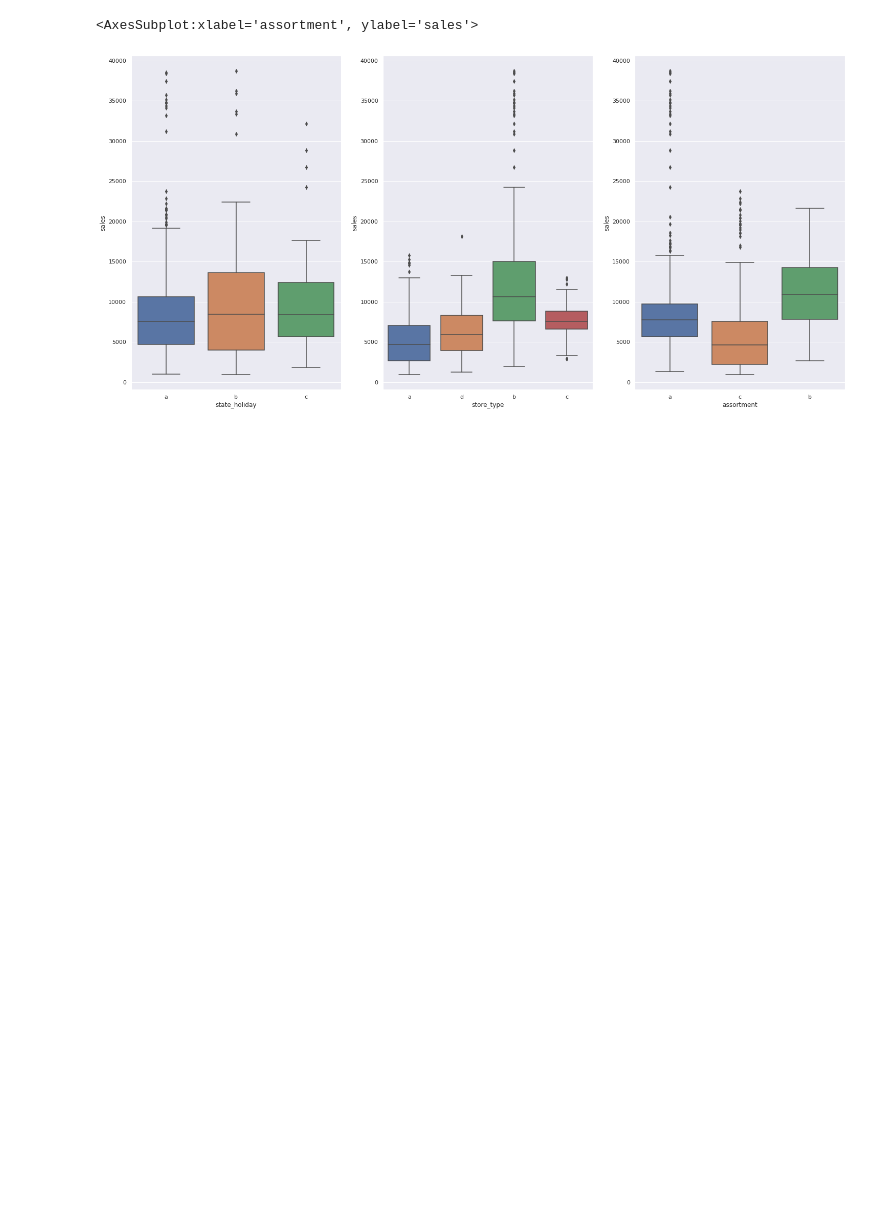
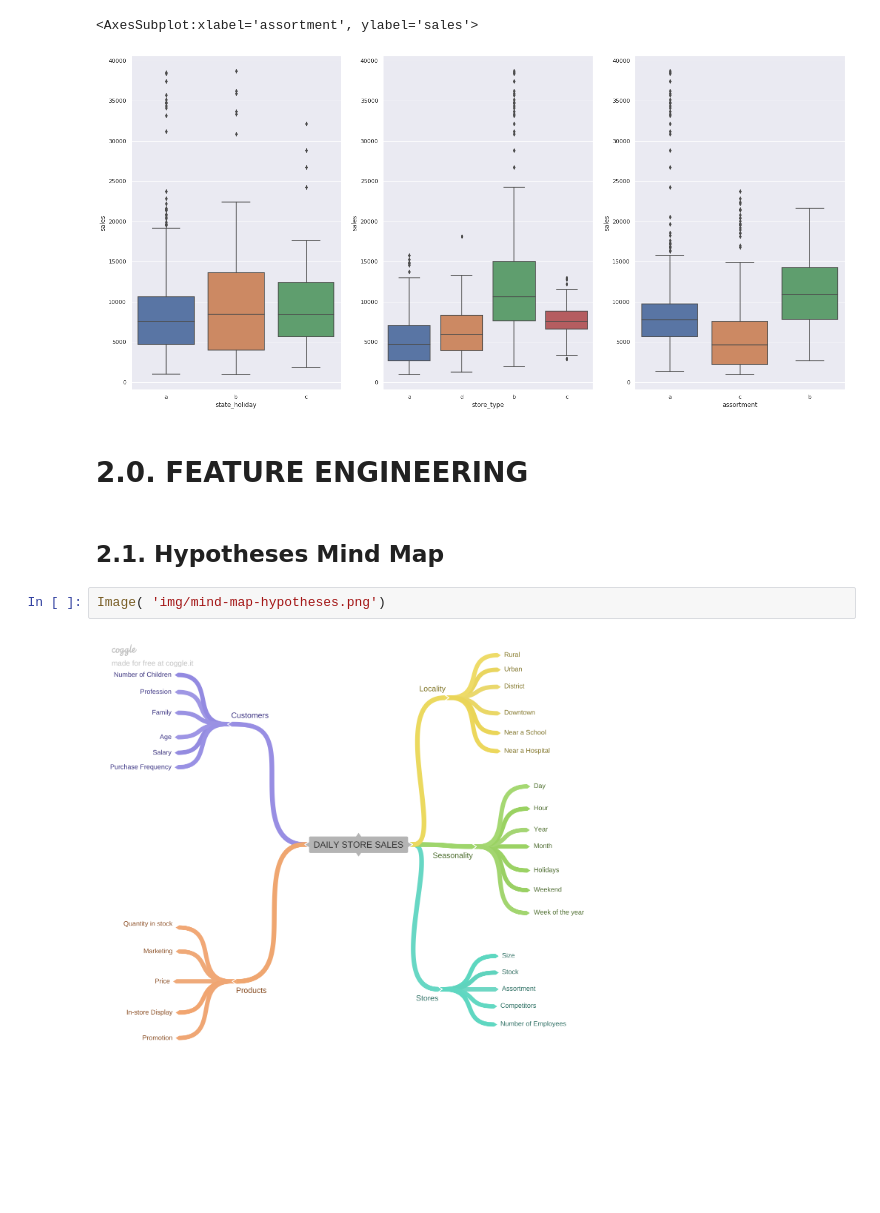
Before and after one commit to luanjesus/rossmann_store_sales_prediction, a Jupyter notebook: exploratory_data_analysis.ipynb, the cells around one changed output. Saved outputs shown, nothing was run; the diff lists cells and outputs as text; blank space fills up the shorter version.

Commit message:
add hypotheses

```diff
--- a/exploratory_data_analysis.ipynb
+++ b/exploratory_data_analysis.ipynb
@@ -260,3 +247,11 @@ sns.boxplot( x='assortment', y='sales', data=aux )
 # %% [output]
 <AxesSubplot:xlabel='assortment', ylabel='sales'>
 [figure]
+# %% [markdown]
+# 2.0. FEATURE ENGINEERING
+# %% [markdown]
+## 2.1. Hypotheses Mind Map
+# %%
+Image( 'img/mind-map-hypotheses.png')
+# %% [output]
+[figure, added]
```
Also changed, not shown: parts of 7 cells of this notebook.
